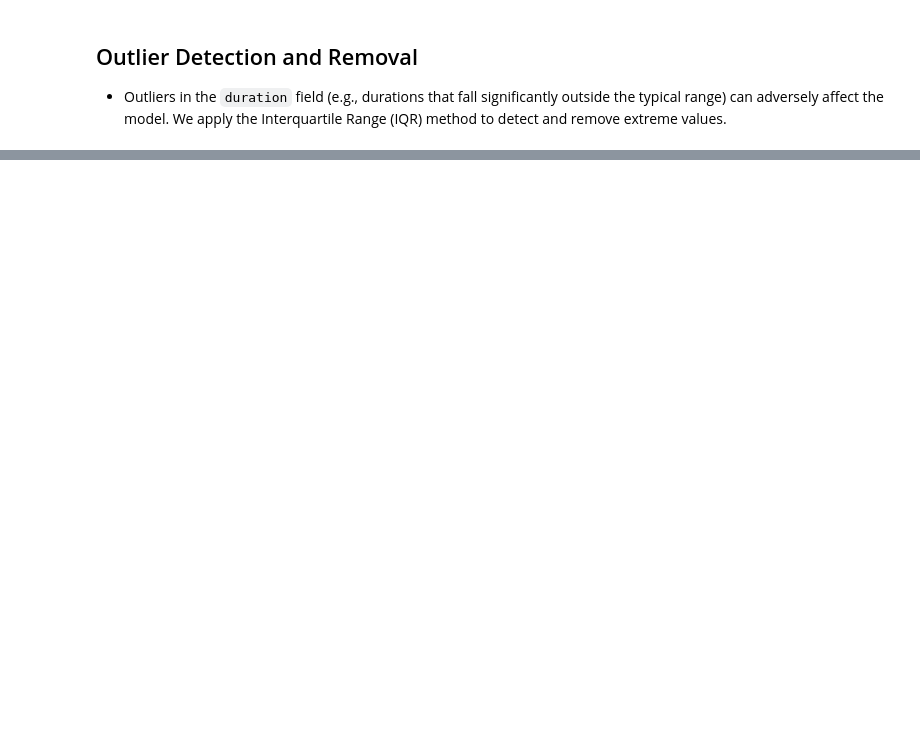
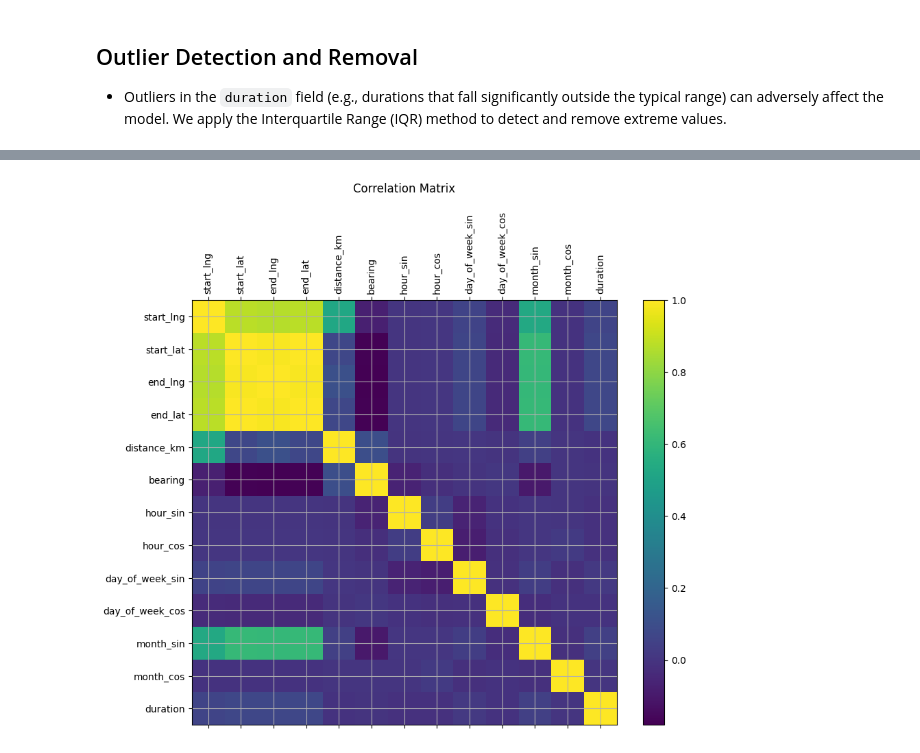
Before and after one commit to APeFerreira/TripDurationPredictor, a Jupyter notebook: solution.ipynb, the cells around one changed output, grey strips where cells are left out. Cells and saved outputs as stored; diff of their text form; code cells hidden in the pictures; blank space fills up the shorter version.

```diff
--- a/solution.ipynb
+++ b/solution.ipynb
@@ -370,0 +397,25 @@ Number of rows with duration equal to zero: 500
+# %%
+train['hour'] = train['datetime'].dt.hour
+train['day_of_week'] = train['datetime'].dt.dayofweek
+train['month'] = train['datetime'].dt.month
+
+test['hour'] = test['datetime'].dt.hour
+test['day_of_week'] = test['datetime'].dt.dayofweek
+test['month'] = test['datetime'].dt.month
+# %%
+def cyclical_transform(series, period):
+    sin_component = np.sin(2 * np.pi * series / period)
+    cos_component = np.cos(2 * np.pi * series / period)
+    return pd.DataFrame({f'{series.name}_sin': sin_component, f'{series.name}_cos': cos_component})
+
+hour_cyclical = cyclical_transform(train['hour'], 24)
+day_cyclical = cyclical_transform(train['day_of_week'], 7)
+month_cyclical = cyclical_transform(train['month'], 12)
+
+train = pd.concat([train, hour_cyclical, day_cyclical, month_cyclical], axis=1)
+
+hour_cyclical_test = cyclical_transform(test['hour'], 24)
+day_cyclical_test = cyclical_transform(test['day_of_week'], 7)
+month_cyclical_test = cyclical_transform(test['month'], 12)
+
+test = pd.concat([test, hour_cyclical_test, day_cyclical_test, month_cyclical_test], axis=1)
@@ -370,0 +437,6 @@ Number of rows with duration equal to zero: 500
+# %%
+features = ['start_lng', 'start_lat', 'end_lng', 'end_lat', 'distance_km', 'bearing',
+             'hour_sin', 'hour_cos', 'day_of_week_sin', 'day_of_week_cos', 'month_sin', 'month_cos']
+
+X = train[features]
+y = train['duration']
@@ -370,0 +446,5 @@ Number of rows with duration equal to zero: 500
+# %%
+corr_matrix = train[features + ['duration']].corr()
+
+print("Correlation of features with target (duration):")
+print(corr_matrix['duration'].sort_values(ascending=False))
@@ -370,0 +467,11 @@ Number of rows with duration equal to zero: 500
+# %%
+plt.figure(figsize=(10, 8))
+plt.matshow(corr_matrix, fignum=1)
+plt.title("Correlation Matrix", pad=20)
+plt.colorbar()
+plt.xticks(range(len(corr_matrix.columns)), corr_matrix.columns, rotation=90)
+plt.yticks(range(len(corr_matrix.columns)), corr_matrix.columns)
+plt.grid()
+plt.show()
+# %% [output]
+[figure, added]
```
Also changed, not shown: parts of 22 cells of this notebook.
